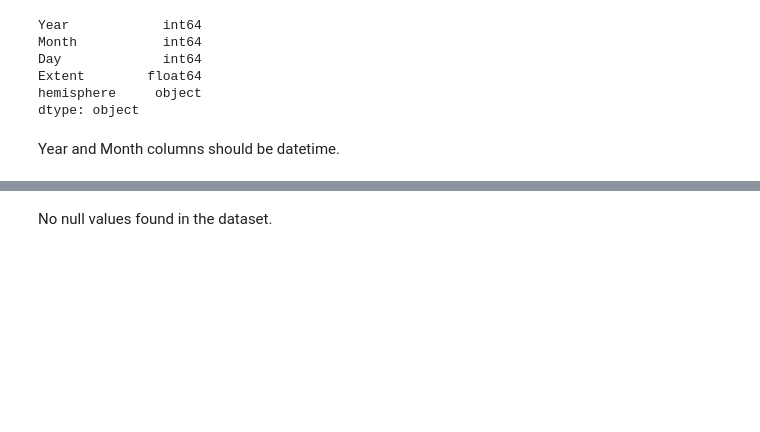
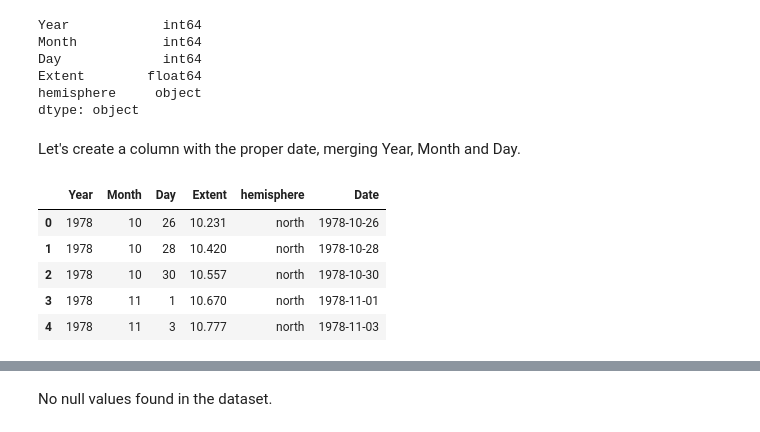
Before and after one commit to annaviper/climate-change, a Jupyter notebook: 1_data_cleaning.ipynb, the cells around one changed output, grey strips where cells are left out. Saved outputs shown, nothing was run; the diff lists cells and outputs as text; code cells hidden in the pictures; blank space fills up the shorter version.

```diff
--- a/1_data_cleaning.ipynb
+++ b/1_data_cleaning.ipynb
@@ -205,5 +205,15 @@ Day             int64
 Extent        float64
 hemisphere     object
 dtype: object
-# %% [markdown]
-Year and Month columns should be datetime.
+# %% [markdown]
+Let's create a column with the proper date, merging Year, Month and Day.
+# %%
+data_sea['Date'] = pd.to_datetime(data_sea[['Year', 'Month', 'Day']])
+data_sea.head()
+# %% [output]
+|  | Year | Month | Day | Extent | hemisphere | Date |
+| 0 | 1978 | 10 | 26 | 10.231 | north | 1978-10-26 |
+| 1 | 1978 | 10 | 28 | 10.420 | north | 1978-10-28 |
+| 2 | 1978 | 10 | 30 | 10.557 | north | 1978-10-30 |
+| 3 | 1978 | 11 | 1 | 10.670 | north | 1978-11-01 |
+| 4 | 1978 | 11 | 3 | 10.777 | north | 1978-11-03 |
```
Also changed, not shown: parts of 4 cells of this notebook.
